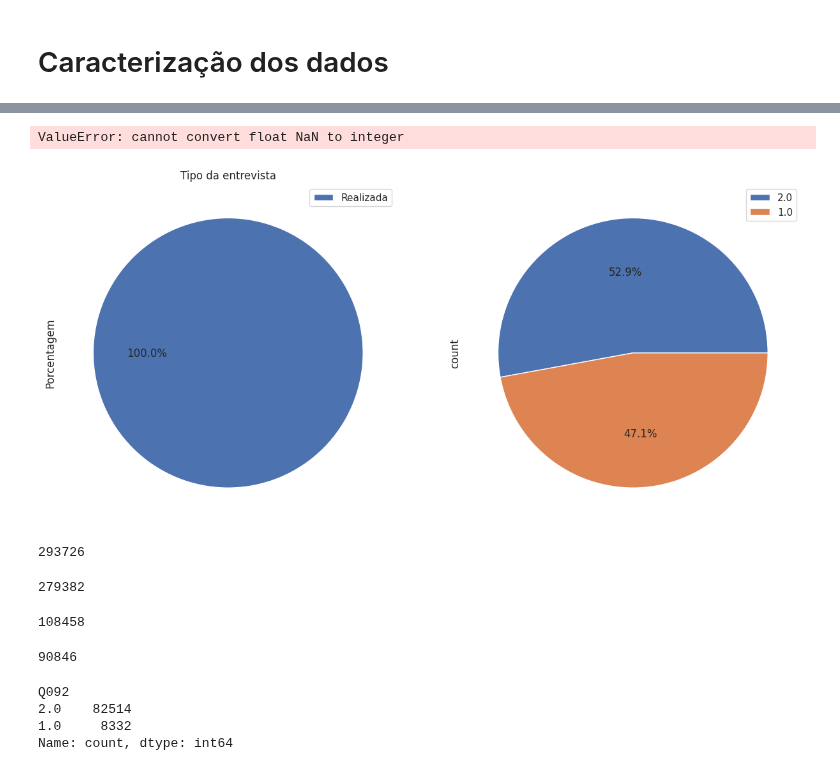
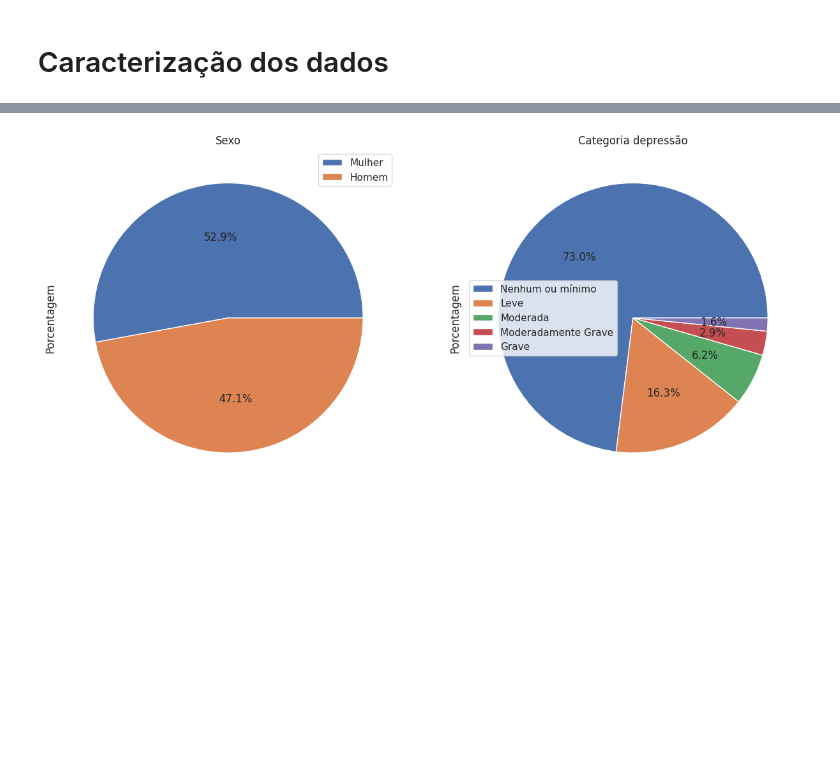
Before and after one commit to datasci4health/projects2023, a Jupyter notebook: DAGroup/notebooks/pns_hello_world.ipynb, the cells around one changed output, grey strips where cells are left out. Drawn from its saved outputs; the diff is of its cells as text; code cells hidden in the pictures; blank space fills up the shorter version.

```diff
--- a/DAGroup/notebooks/pns_hello_world.ipynb
+++ b/DAGroup/notebooks/pns_hello_world.ipynb
@@ -41,31 +61,7 @@ O dataset PNS possui 90846 linhas e 1087 colunas (features).
 # %%
 fig, axes = plt.subplots(1, 2, figsize=(15, 8))
-plot_pie(df, 'V0015', PNS_DICT, axes[0])
-plot_pie(df, 'C006', PNS_DICT,  axes[1])
+plot_pie(df, 'sexo', 'Sexo', desc_dict=PNS_DICT.get_pv_dict('sexo'), ax=axes[0])
+plot_pie(df, 'depression_severity',  'Categoria depressão', desc_dict=PNS_DICT.get_pv_dict('depression_severity'), ax=axes[1])
 plt.show()
 # %% [output]
-ValueError: cannot convert float NaN to integer
-[figure, old version]
+[figure, new version]
-# %%
-len(df)
-# %% [output]
-293726
-# %%
-df.groupby(['V0001', 'V0024', 'UPA_PNS', 'V0006_PNS', 'C00301']).size().reset_index().shape[0]
-# %% [output]
-279382
-# %%
-df.groupby(['V0001', 'V0024', 'UPA_PNS', 'V0006_PNS']).size().reset_index().shape[0]
-# %% [output]
-108458
-# %%
-df['Q092'].count()
-# %% [output]
-90846
-# %%
-df['Q092'].value_counts()
-# %% [output]
-Q092
-2.0    82514
-1.0     8332
-Name: count, dtype: int64
```
Also changed, not shown: parts of 12 cells of this notebook, 10 other files.
